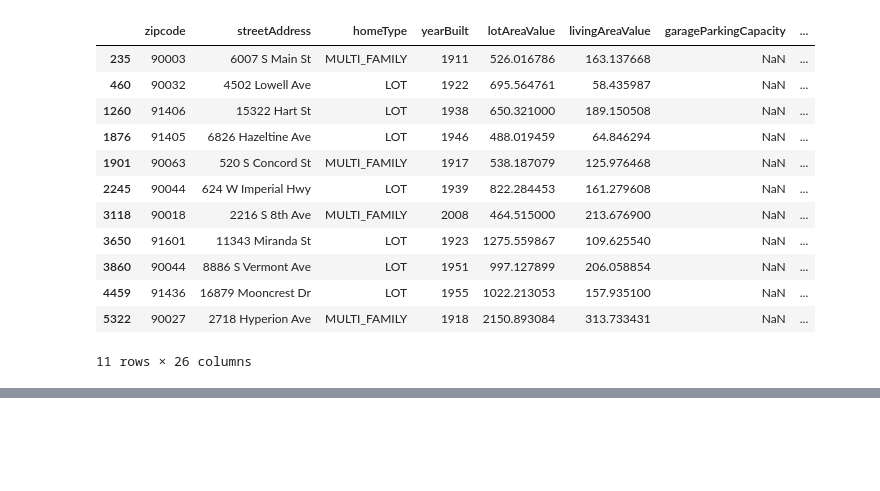
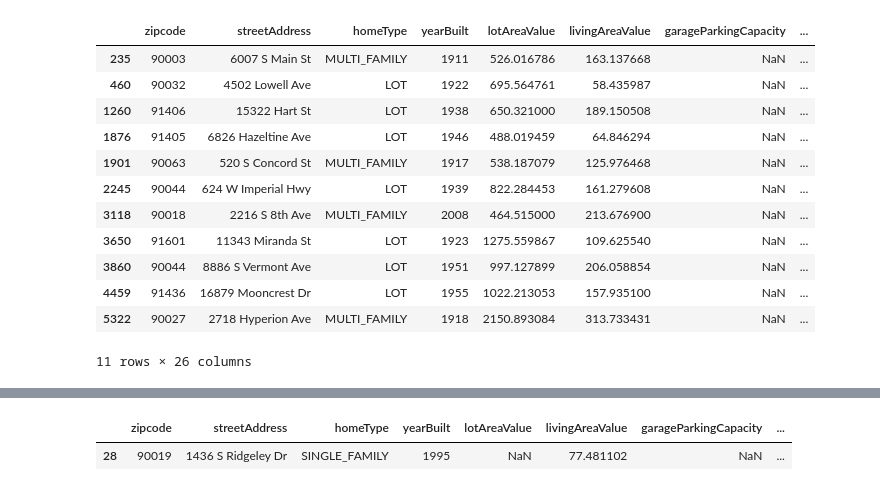
Before and after one commit to MAmin-y/House-price-analysis-and-prediction-LA-2024, a Jupyter notebook: analysis.ipynb, the cells around one changed output, grey strips where cells are left out. Saved outputs shown, nothing was run; the diff lists cells and outputs as text; code cells hidden in the pictures; blank space fills up the shorter version.

```diff
--- a/analysis.ipynb
+++ b/analysis.ipynb
@@ -526,0 +900,5 @@ df[df["bathrooms"] == 0]
+# %%
+import ast
+df['sold-history']=df['sold-history'].apply(ast.literal_eval)
+# %%
+df.drop(columns=["pricePerSquareFoot"], inplace=True)
@@ -526,0 +911,2 @@ df[df["bathrooms"] == 0]
+# %%
+df.drop(columns=["currency"], inplace=True)
@@ -526,0 +929,14 @@ df[df["bathrooms"] == 0]
+# %%
+missing_index = df['rentZestimate'].isna()
+missing_price = df.loc[missing_index, 'price'].values[0]
+
+# Find the row with the closest "price" to the missing "rentZestimate"
+closest_price = df.loc[~missing_index, 'price'].sub(missing_price).abs().idxmin()
+
+# Fill the missing "rentZestimate" with the value from the closest price
+df.loc[missing_index, 'rentZestimate'] = df.loc[closest_price, 'rentZestimate']
+# %%
+df[missing_index]
+# %% [output]
+|  | zipcode | streetAddress | homeType | yearBuilt | lotAreaValue | livingAreaValue | garageParkingCapacity | ... |
+| 28 | 90019 | 1436 S Ridgeley Dr | SINGLE_FAMILY | 1995 | NaN | 77.481102 | NaN | ... |
```
Also changed, not shown: parts of 50 cells of this notebook.
